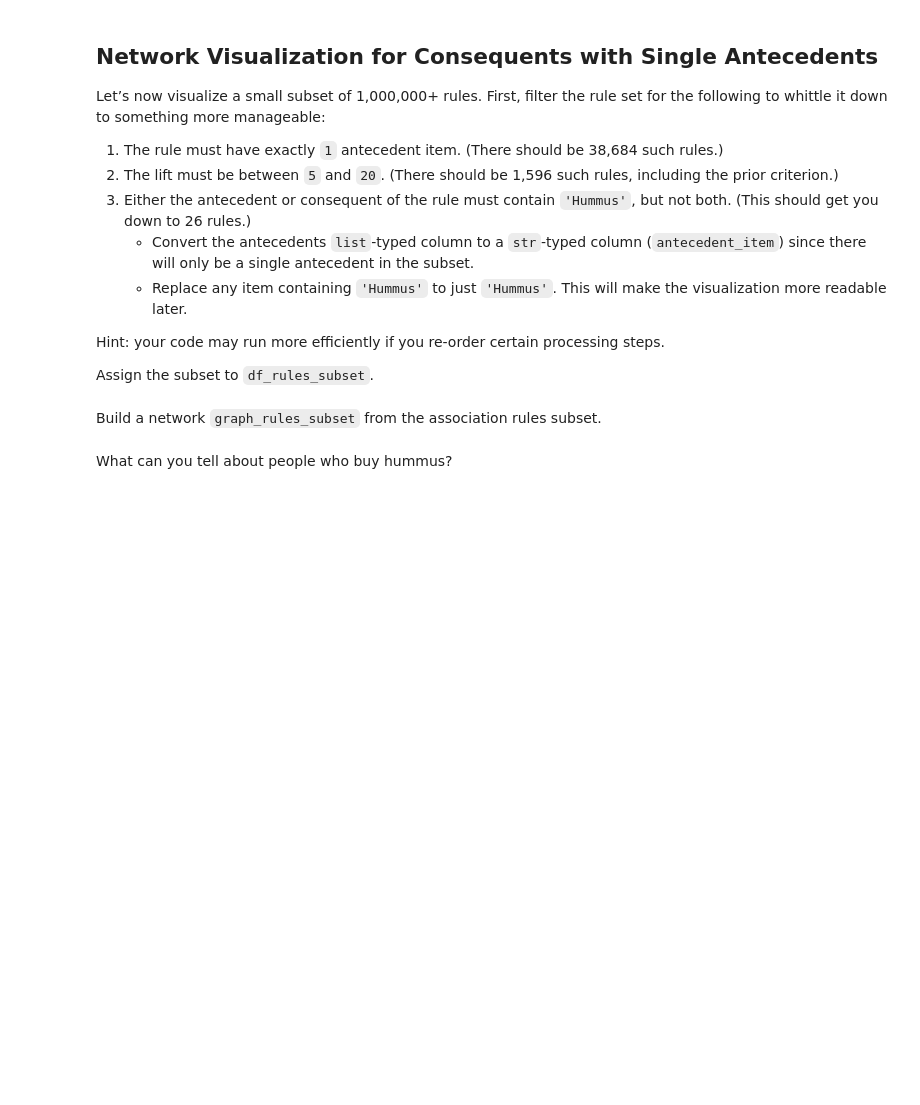
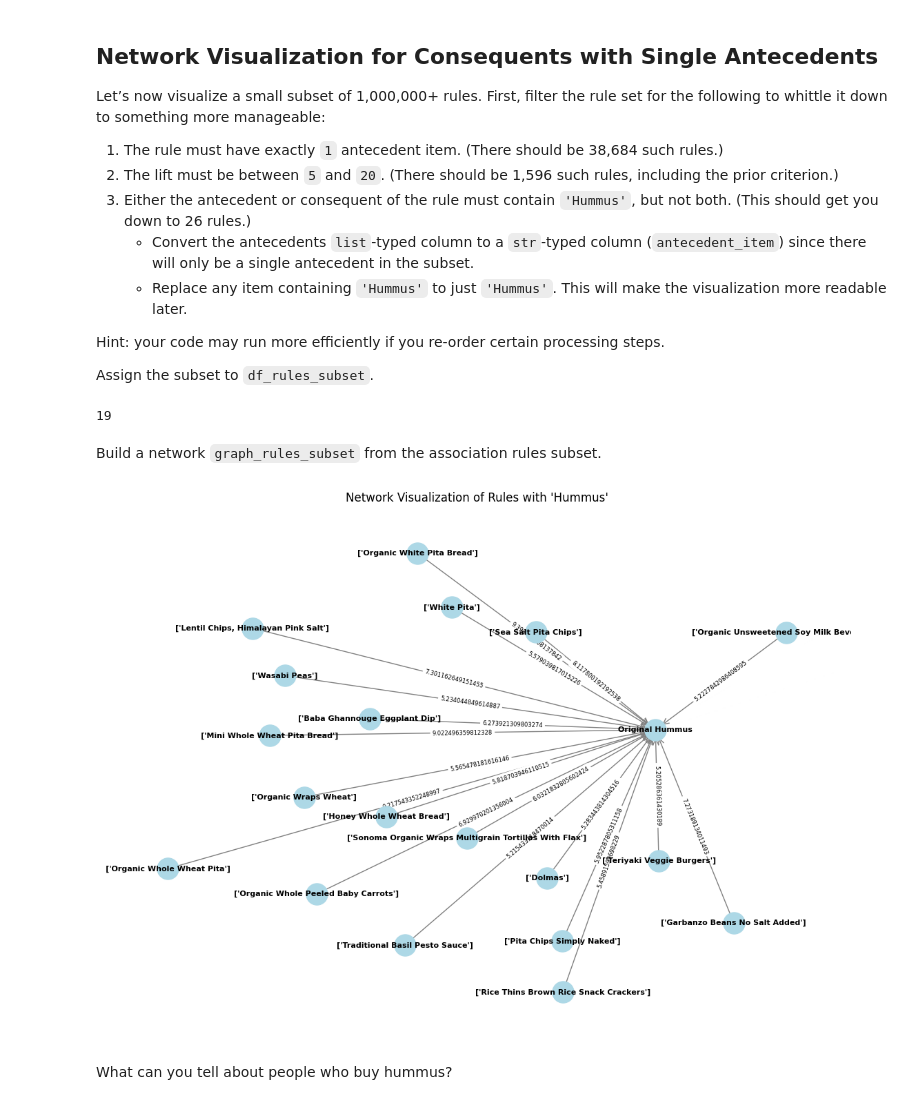
Before and after one commit to Mesa112/2024-DS-Tue, a Jupyter notebook: Week-05-Unsupervised-Learning/EM - HW.ipynb, the cells around one changed output. Cells and saved outputs as stored; diff of their text form; code cells hidden in the pictures; blank space fills up the shorter version.

```diff
--- a/Week-05-Unsupervised-Learning/EM - HW.ipynb
+++ b/Week-05-Unsupervised-Learning/EM - HW.ipynb
@@ -168,2 +170,19 @@ df_rules_subset = # Something goes here. You can repeat this for as many steps a
+# %%
+df_rules_subset = df_rules[df_rules['antecedent_items'].str.len() == 1]
+
+df_rules_subset = df_rules_subset[(df_rules_subset['lift'] >= 5) & (df_rules_subset['lift'] <= 20)]
+
+condition_consequent = df_rules_subset['consequent_item'].str.contains('Hummus', case=False, na=False)
+df_rules_subset = df_rules_subset[condition_consequent]
+
+df_rules_subset['antecedent_items'] = df_rules_subset['antecedent_items'].astype(str)
+condition_antecedent = ~df_rules_subset['antecedent_items'].str.contains('Hummus', case=False, na=False)
+df_rules_subset = df_rules_subset[condition_antecedent]
+
+df_rules_subset.rename(columns={"antecedent_items": "antecedent_item"}, inplace=True)
+
+len(df_rules_subset)
+# %% [output]
+19
 # %% [markdown]
 Build a network `graph_rules_subset` from the association rules subset.
@@ -179,3 +189,29 @@ graph_rules_subset.add_edges_from(
+# %%
+# Define graph_rules_subset, add the graph’s edges, and plot it. You may need a large figure size, smaller node size, and smaller font size.
+
+graph_rules_subset = nx.MultiDiGraph()
+graph_rules_subset.add_edges_from(
+    (row['antecedent_item'], row['consequent_item'], {'lift': row['lift']})
+    for _, row in df_rules_subset.iterrows()
+)
+
+plt.figure(figsize=(14, 10))
+pos = nx.spring_layout(graph_rules_subset, seed=42)
+
+nx.draw_networkx_nodes(graph_rules_subset, pos, node_color='lightblue', node_size=500)
+nx.draw_networkx_labels(graph_rules_subset, pos, font_size=8, font_weight='bold')
+nx.draw_networkx_edges(graph_rules_subset, pos, arrowstyle='->', arrowsize=15, edge_color='gray')
+
+edge_labels = {(row['antecedent_item'], row['consequent_item']): f"{row['lift']}" for _, row in df_rules_subset.iterrows()}
+nx.draw_networkx_edge_labels(graph_rules_subset, pos, edge_labels=edge_labels, font_size=6)
+
+plt.title("Network Visualization of Rules with 'Hummus'")
+plt.axis('off')
+plt.show()
+
+# Then render the graph.
+# %% [output]
+[figure, added]
 # %% [markdown]
 What can you tell about people who buy hummus?
 # %% [markdown]
```
Also changed, not shown: parts of 9 cells of this notebook.
